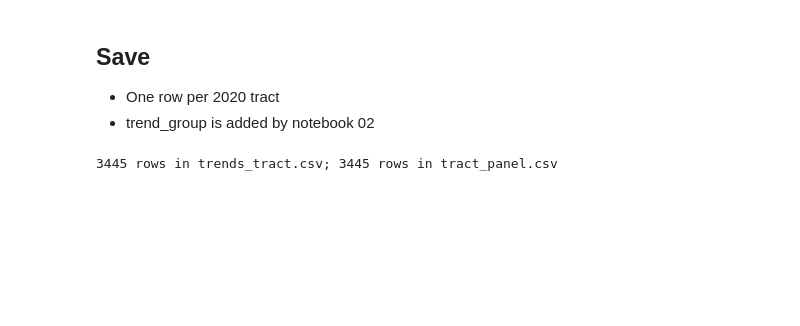
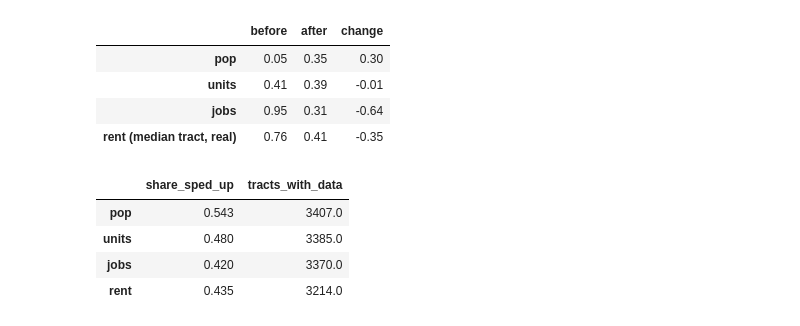
Before and after one commit to yezhanggg/YZ-MUSA-FINAL, a Jupyter notebook: musa5500/notebooks/01_trends.ipynb, the cells around one changed output. Cells and saved outputs as stored; diff of their text form; code cells hidden in the pictures; blank space fills up the shorter version.

```diff
--- a/musa5500/notebooks/01_trends.ipynb
+++ b/musa5500/notebooks/01_trends.ipynb
@@ -273,11 +41,16 @@ fig.savefig(FIG / "01_trend_change_map.png", dpi=150)
-# %% [markdown]
-## Save
-
-- One row per 2020 tract
-- trend_group is added by notebook 02
-# %%
-trends.to_csv(OUT / "trends_tract.csv", index=False)
-panel.to_csv(OUT / "tract_panel.csv", index=False)
-print(len(trends), "rows in trends_tract.csv;", len(panel), "rows in tract_panel.csv")
-# %% [output]
-3445 rows in trends_tract.csv; 3445 rows in tract_panel.csv
+# %%
+(r['statewide'] * 100).round(2)
+# %% [output]
+|  | before | after | change |
+| pop | 0.05 | 0.35 | 0.30 |
+| units | 0.41 | 0.39 | -0.01 |
+| jobs | 0.95 | 0.31 | -0.64 |
+| rent (median tract, real) | 0.76 | 0.41 | -0.35 |
+# %%
+r['sped'].round(3)
+# %% [output]
+|  | share_sped_up | tracts_with_data |
+| pop | 0.543 | 3407.0 |
+| units | 0.480 | 3385.0 |
+| jobs | 0.420 | 3370.0 |
+| rent | 0.435 | 3214.0 |
```
Also changed, not shown: parts of 24 cells of this notebook, 20 other files.
